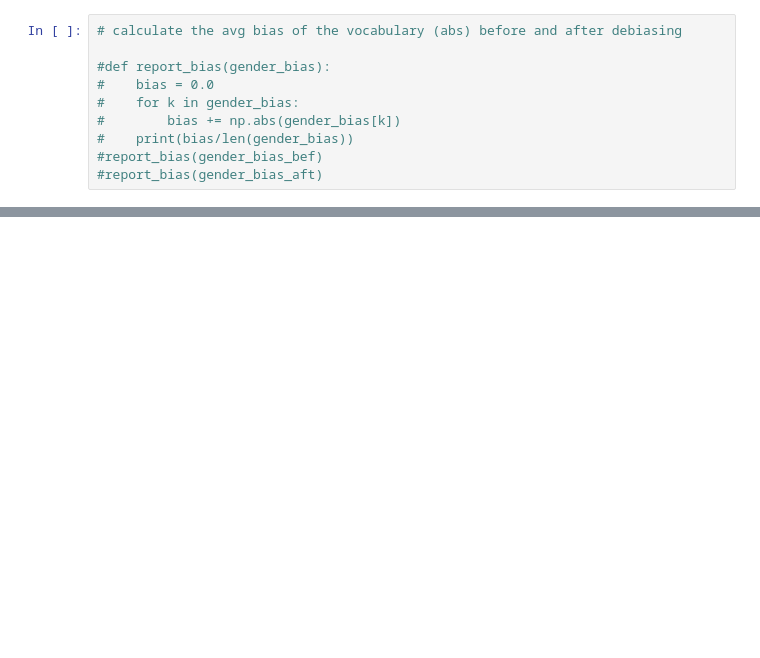
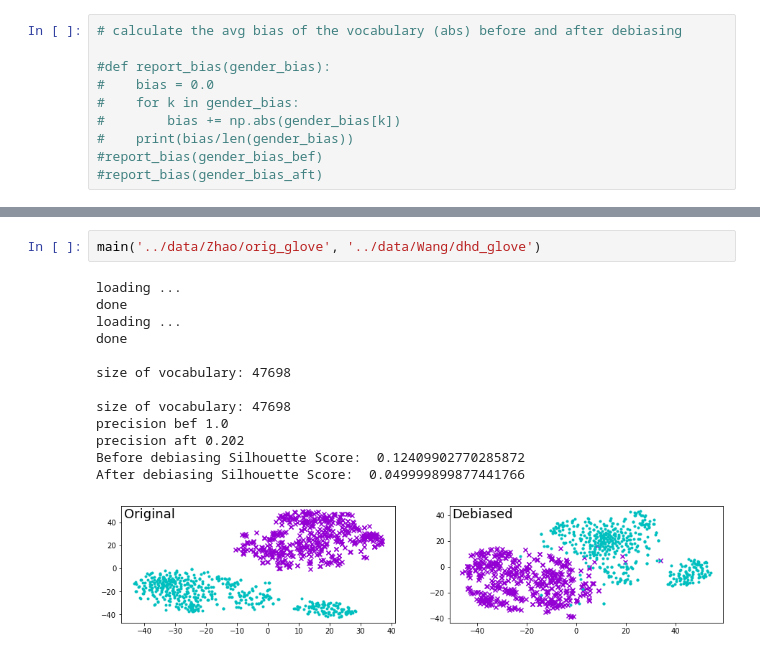
Before and after one commit to ChristianCme/6882finalproject, a Jupyter notebook: Visualization/remaining_bias_2018.ipynb, the cells around one changed output, grey strips where cells are left out. Cells and saved outputs as stored; diff of their text form; blank space fills up the shorter version.

```diff
--- a/Visualization/remaining_bias_2018.ipynb
+++ b/Visualization/remaining_bias_2018.ipynb
@@ -145 +255,17 @@ def compute_bias_by_projection(space_to_tag, full_space):
+# %%
+main('../data/Zhao/orig_glove', '../data/Wang/dhd_glove')
+# %% [output]
+loading ...
+done
+loading ...
+done
+
+size of vocabulary: 47698
+
+size of vocabulary: 47698
+precision bef 1.0
+precision aft 0.202
+Before debiasing Silhouette Score:  0.12409902770285872
+After debiasing Silhouette Score:  0.049999899877441766
+[figure, added]
 # %%
```
Also changed, not shown: parts of 14 cells of this notebook.
